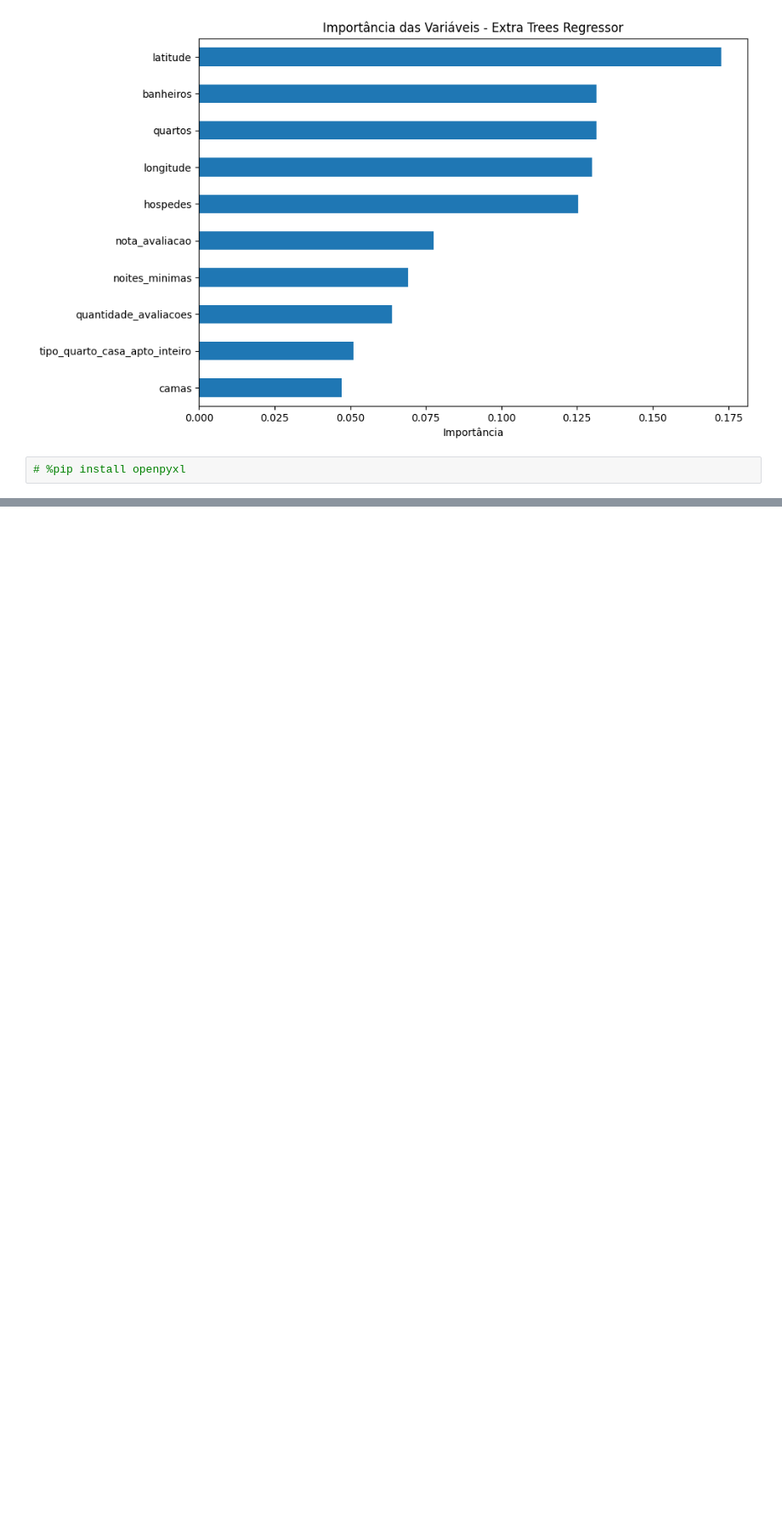
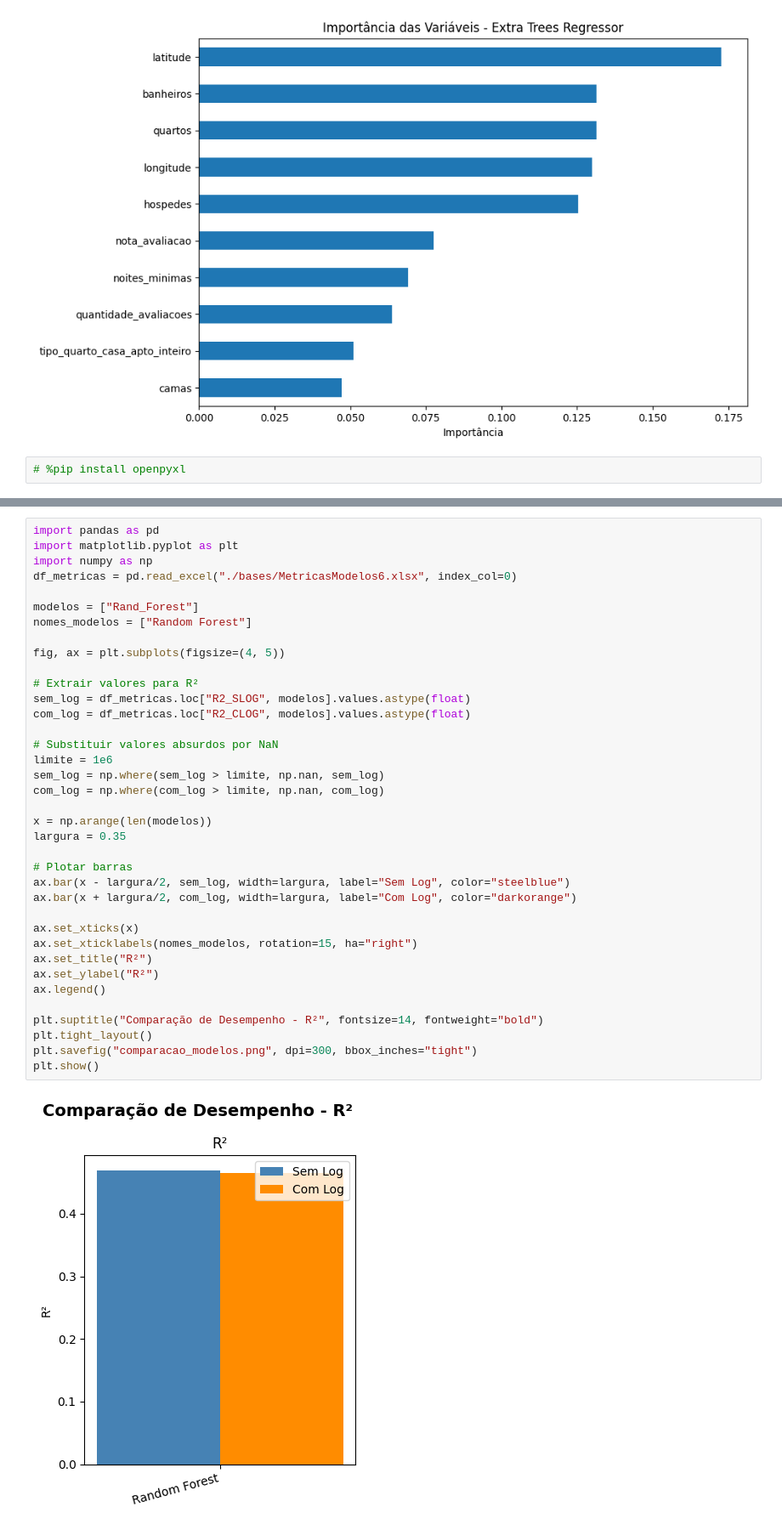
Before and after one commit to anacamorims/projeto-academy, a Jupyter notebook: extra-trees.ipynb, the cells around one changed output, grey strips where cells are left out. Shown at 85% size. Saved outputs shown, nothing was run; the diff lists cells and outputs as text; blank space fills up the shorter version.

Commit message:
adiciona gráficos para apresentação

```diff
--- a/extra-trees.ipynb
+++ b/extra-trees.ipynb
@@ -416,0 +417,39 @@ plt.show()
+# %%
+import pandas as pd
+import matplotlib.pyplot as plt
+import numpy as np
+df_metricas = pd.read_excel("./bases/MetricasModelos6.xlsx", index_col=0)
+
+modelos = ["Rand_Forest"]
+nomes_modelos = ["Random Forest"]
+
+fig, ax = plt.subplots(figsize=(4, 5))
+
+# Extrair valores para R²
+sem_log = df_metricas.loc["R2_SLOG", modelos].values.astype(float)
+com_log = df_metricas.loc["R2_CLOG", modelos].values.astype(float)
+
+# Substituir valores absurdos por NaN
+limite = 1e6
+sem_log = np.where(sem_log > limite, np.nan, sem_log)
+com_log = np.where(com_log > limite, np.nan, com_log)
+
+x = np.arange(len(modelos))
+largura = 0.35
+
+# Plotar barras
+ax.bar(x - largura/2, sem_log, width=largura, label="Sem Log", color="steelblue")
+ax.bar(x + largura/2, com_log, width=largura, label="Com Log", color="darkorange")
+
+ax.set_xticks(x)
+ax.set_xticklabels(nomes_modelos, rotation=15, ha="right")
+ax.set_title("R²")
+ax.set_ylabel("R²")
+ax.legend()
+
+plt.suptitle("Comparação de Desempenho - R²", fontsize=14, fontweight="bold")
+plt.tight_layout()
+plt.savefig("comparacao_modelos.png", dpi=300, bbox_inches="tight")
+plt.show()
+# %% [output]
+[figure, added]
```
Also changed, not shown: parts of 2 cells of this notebook, 1 other file.
